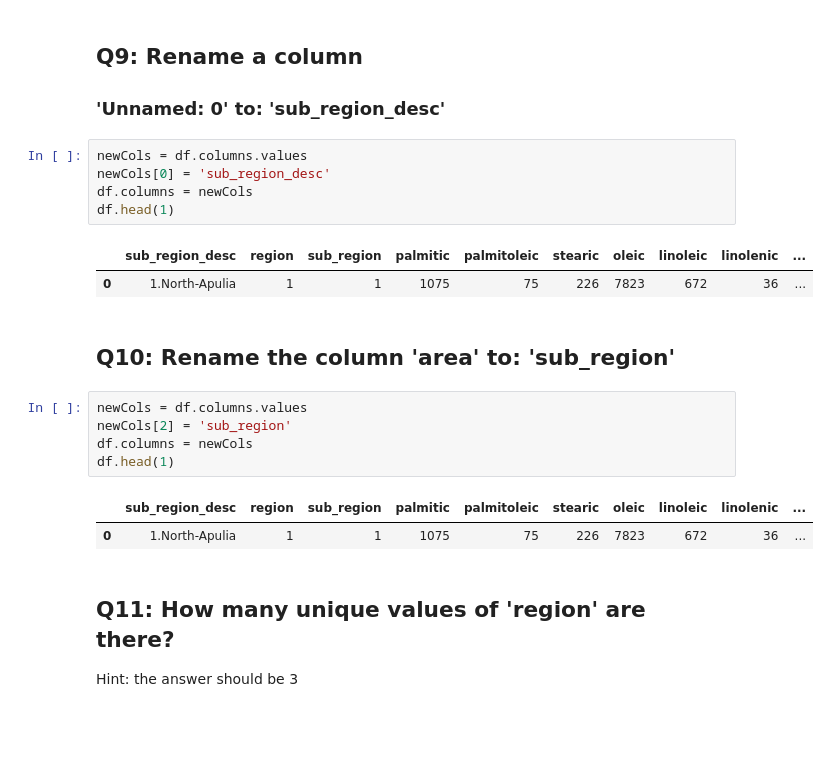
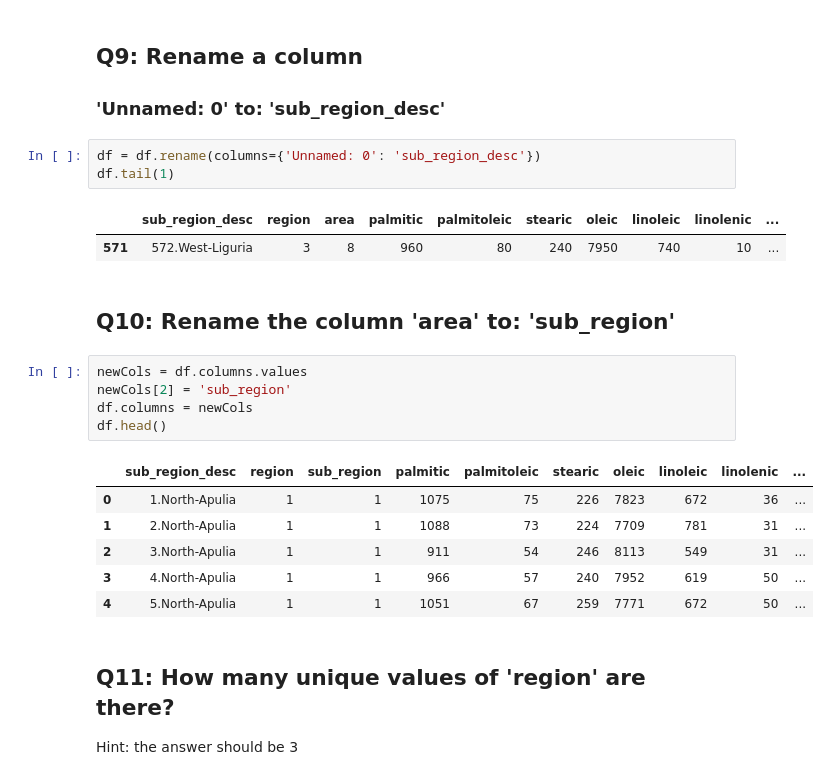
Before and after one commit to brianturn/dsp, a Jupyter notebook: python/pandas/3_pandas_olive_questions.ipynb, the cells around one changed output. Saved outputs shown, nothing was run; the diff lists cells and outputs as text; blank space fills up the shorter version.

```diff
--- a/python/pandas/3_pandas_olive_questions.ipynb
+++ b/python/pandas/3_pandas_olive_questions.ipynb
@@ -113,23 +113,25 @@ df.head(1)
 ## Q9:  Rename a column
 ### 'Unnamed: 0' to:  'sub_region_desc'
 # %%
-newCols = df.columns.values
-newCols[0] = 'sub_region_desc'
-df.columns = newCols
-df.head(1)
+df = df.rename(columns={'Unnamed: 0': 'sub_region_desc'})
+df.tail(1)
 # %% [output]
-|  | sub_region_desc | region | sub_region | palmitic | palmitoleic | stearic | oleic | linoleic | linolenic | ... |
-| 0 | 1.North-Apulia | 1 | 1 | 1075 | 75 | 226 | 7823 | 672 | 36 | ... |
+|  | sub_region_desc | region | area | palmitic | palmitoleic | stearic | oleic | linoleic | linolenic | ... |
+| 571 | 572.West-Liguria | 3 | 8 | 960 | 80 | 240 | 7950 | 740 | 10 | ... |
 # %% [markdown]
 ## Q10:  Rename the column 'area' to:  'sub_region'
 # %%
 newCols = df.columns.values
 newCols[2] = 'sub_region'
 df.columns = newCols
-df.head(1)
+df.head()
 # %% [output]
 |  | sub_region_desc | region | sub_region | palmitic | palmitoleic | stearic | oleic | linoleic | linolenic | ... |
 | 0 | 1.North-Apulia | 1 | 1 | 1075 | 75 | 226 | 7823 | 672 | 36 | ... |
+| 1 | 2.North-Apulia | 1 | 1 | 1088 | 73 | 224 | 7709 | 781 | 31 | ... |
+| 2 | 3.North-Apulia | 1 | 1 | 911 | 54 | 246 | 8113 | 549 | 31 | ... |
+| 3 | 4.North-Apulia | 1 | 1 | 966 | 57 | 240 | 7952 | 619 | 50 | ... |
+| 4 | 5.North-Apulia | 1 | 1 | 1051 | 67 | 259 | 7771 | 672 | 50 | ... |
 # %% [markdown]
 ## Q11:  How many unique values of 'region' are there?
 
```
Also changed, not shown: parts of 13 cells of this notebook.
